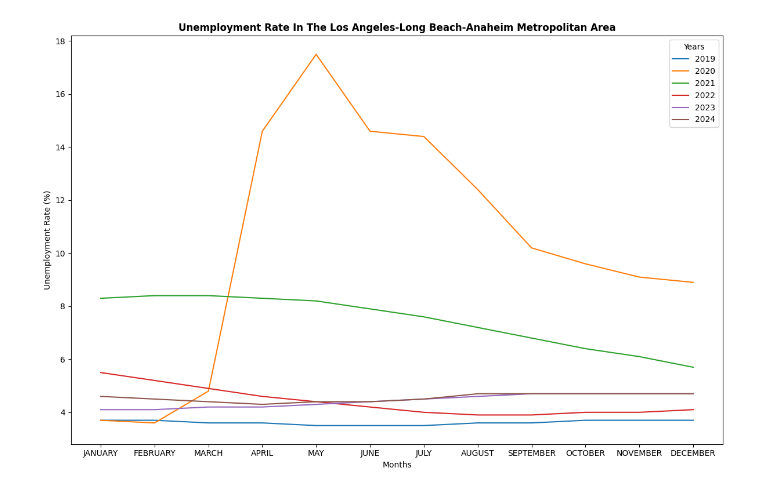
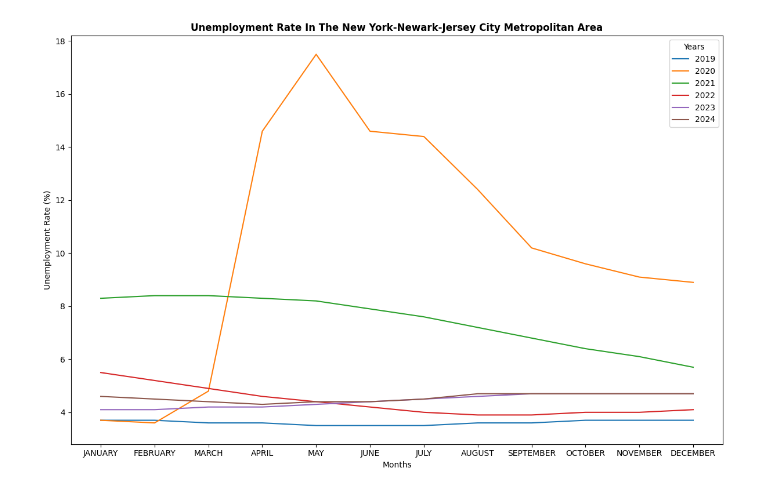
Before and after one commit to LazaroDamasceno/Data-Analyses-And-Plotting, a Jupyter notebook: FRED/unemployment_rate_by_metropolitan_statistical_area/unemployment_rate_in_ny_newark_jerseycity.ipynb, the cells around one changed output. Saved outputs shown, nothing was run; the diff lists cells and outputs as text; code cells hidden in the pictures.

```diff
--- a/FRED/unemployment_rate_by_metropolitan_statistical_area/unemployment_rate_in_ny_newark_jerseycity.ipynb
+++ b/FRED/unemployment_rate_by_metropolitan_statistical_area/unemployment_rate_in_ny_newark_jerseycity.ipynb
@@ -141,19 +125,19 @@ for row, name in zip(month_columns_2024 , months_names):
 # %%
 fig, ax = plt.subplots(figsize=(12, 8))
 
 sns.lineplot(data=df_filtered_2019, x='months', y='percentages', label='2019')
 sns.lineplot(data=df_filtered_2020, x='months', y='percentages', label='2020')
 sns.lineplot(data=df_filtered_2021, x='months', y='percentages', label='2021')
 sns.lineplot(data=df_filtered_2022, x='months', y='percentages', label='2022')
 sns.lineplot(data=df_filtered_2023, x='months', y='percentages', label='2023')
 sns.lineplot(data=df_filtered_2024, x='months', y='percentages', label='2024')
 
-ax.set_title("Unemployment Rate In The Los Angeles-Long Beach-Anaheim Metropolitan Area", fontweight="bold")
+ax.set_title("Unemployment Rate In The New York-Newark-Jersey City Metropolitan Area", fontweight="bold")
 ax.set_ylabel("Unemployment Rate (%)")
 ax.set_xlabel("Months")
 ax.legend(title="Years")
 
 plt.tight_layout()
 plt.show()
 # %% [output]
-[figure, old version]
+[figure, new version]
```
Also changed, not shown: parts of 1 cell of this notebook, 4 other files.
